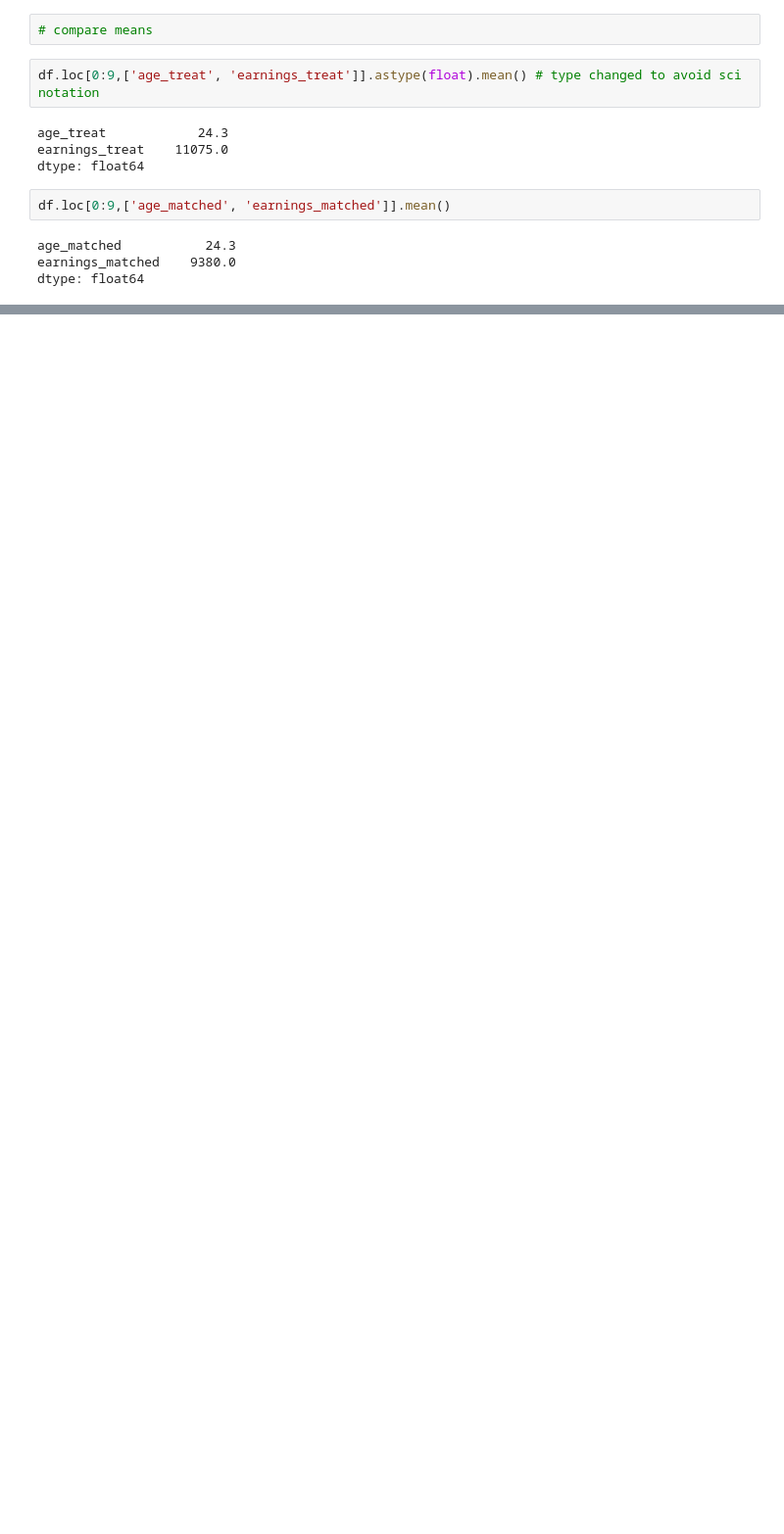
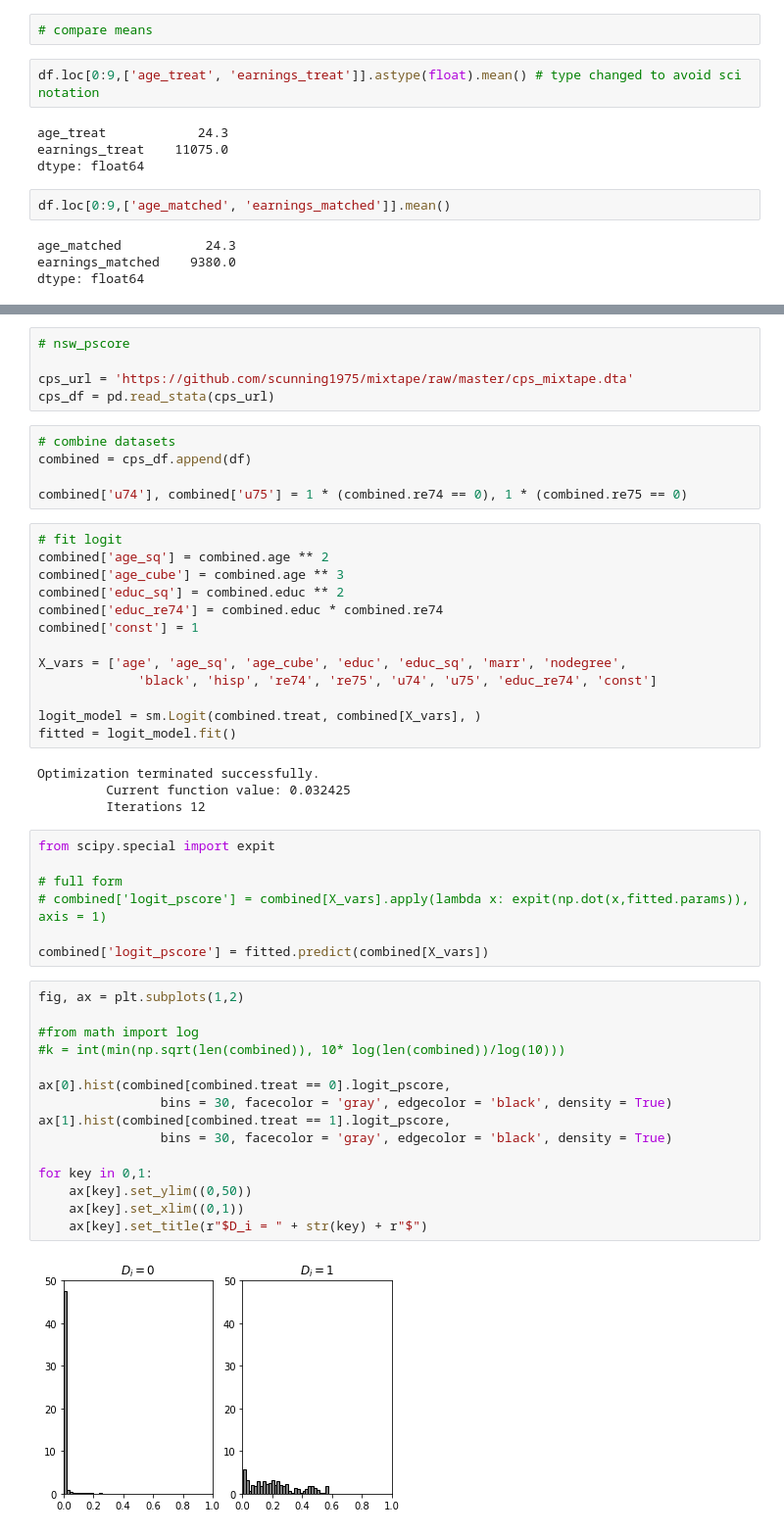
Before and after one commit to alexanderthclark/Causal-Inference-Mixtape, a Jupyter notebook: MatchingAndSubclassification.ipynb, the cells around one changed output, grey strips where cells are left out. Shown at 98% size. Saved outputs shown, nothing was run; the diff lists cells and outputs as text; blank space fills up the shorter version.

```diff
--- a/MatchingAndSubclassification.ipynb
+++ b/MatchingAndSubclassification.ipynb
@@ -111,0 +198,51 @@ dtype: float64
+# %%
+# nsw_pscore
+
+cps_url = 'https://github.com/scunning1975/mixtape/raw/master/cps_mixtape.dta'
+cps_df = pd.read_stata(cps_url)
+# %%
+# combine datasets
+combined = cps_df.append(df)
+
+combined['u74'], combined['u75'] = 1 * (combined.re74 == 0), 1 * (combined.re75 == 0)
+# %%
+# fit logit
+combined['age_sq'] = combined.age ** 2
+combined['age_cube'] = combined.age ** 3
+combined['educ_sq'] = combined.educ ** 2
+combined['educ_re74'] = combined.educ * combined.re74
+combined['const'] = 1
+
+X_vars = ['age', 'age_sq', 'age_cube', 'educ', 'educ_sq', 'marr', 'nodegree',
+             'black', 'hisp', 're74', 're75', 'u74', 'u75', 'educ_re74', 'const']
+
+logit_model = sm.Logit(combined.treat, combined[X_vars], )
+fitted = logit_model.fit()
+# %% [output]
+Optimization terminated successfully.
+         Current function value: 0.032425
+         Iterations 12
+# %%
+from scipy.special import expit
+
+# full form
+# combined['logit_pscore'] = combined[X_vars].apply(lambda x: expit(np.dot(x,fitted.params)), axis = 1)
+
+combined['logit_pscore'] = fitted.predict(combined[X_vars])
+# %%
+fig, ax = plt.subplots(1,2)
+
+#from math import log
+#k = int(min(np.sqrt(len(combined)), 10* log(len(combined))/log(10)))
+
+ax[0].hist(combined[combined.treat == 0].logit_pscore,
+                bins = 30, facecolor = 'gray', edgecolor = 'black', density = True)
+ax[1].hist(combined[combined.treat == 1].logit_pscore,
+                bins = 30, facecolor = 'gray', edgecolor = 'black', density = True)
+
+for key in 0,1:
+    ax[key].set_ylim((0,50))
+    ax[key].set_xlim((0,1))
+    ax[key].set_title(r"$D_i = " + str(key) + r"$")
+# %% [output]
+[figure, added]
```
Also changed, not shown: parts of 28 cells of this notebook.
